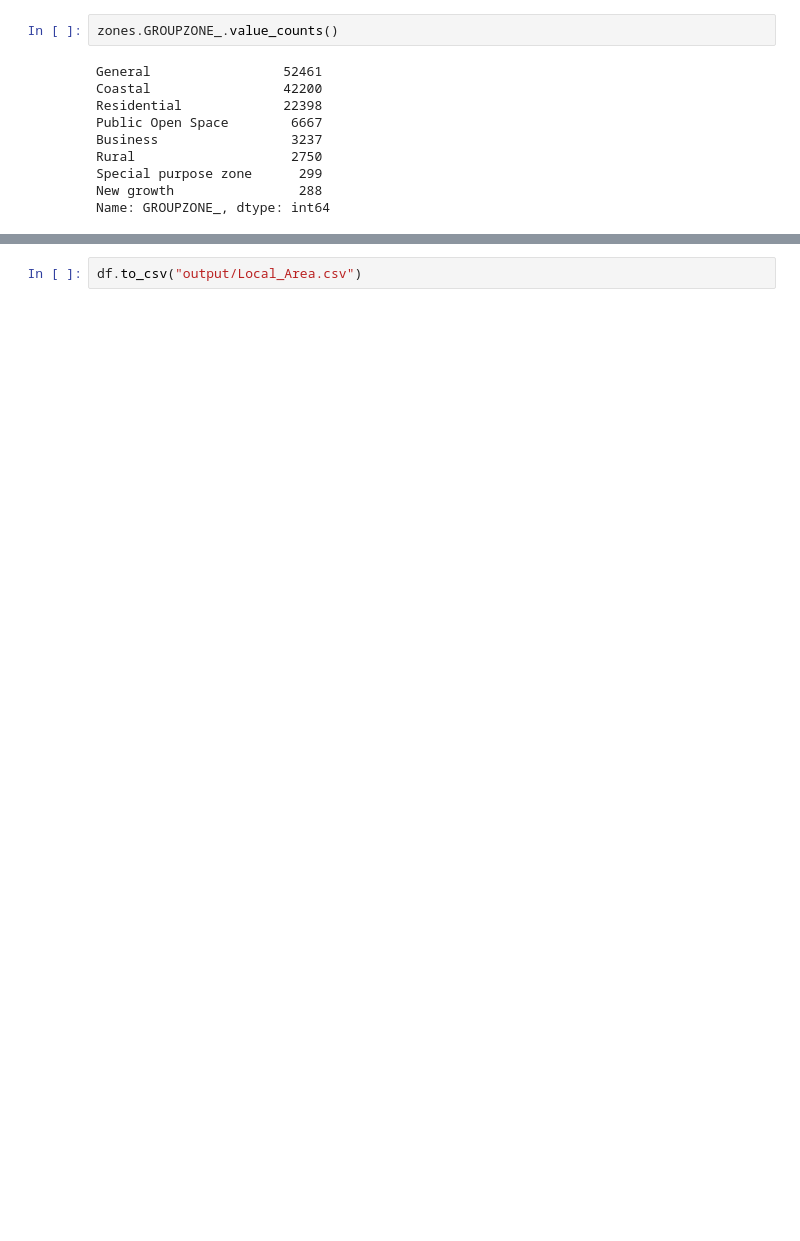
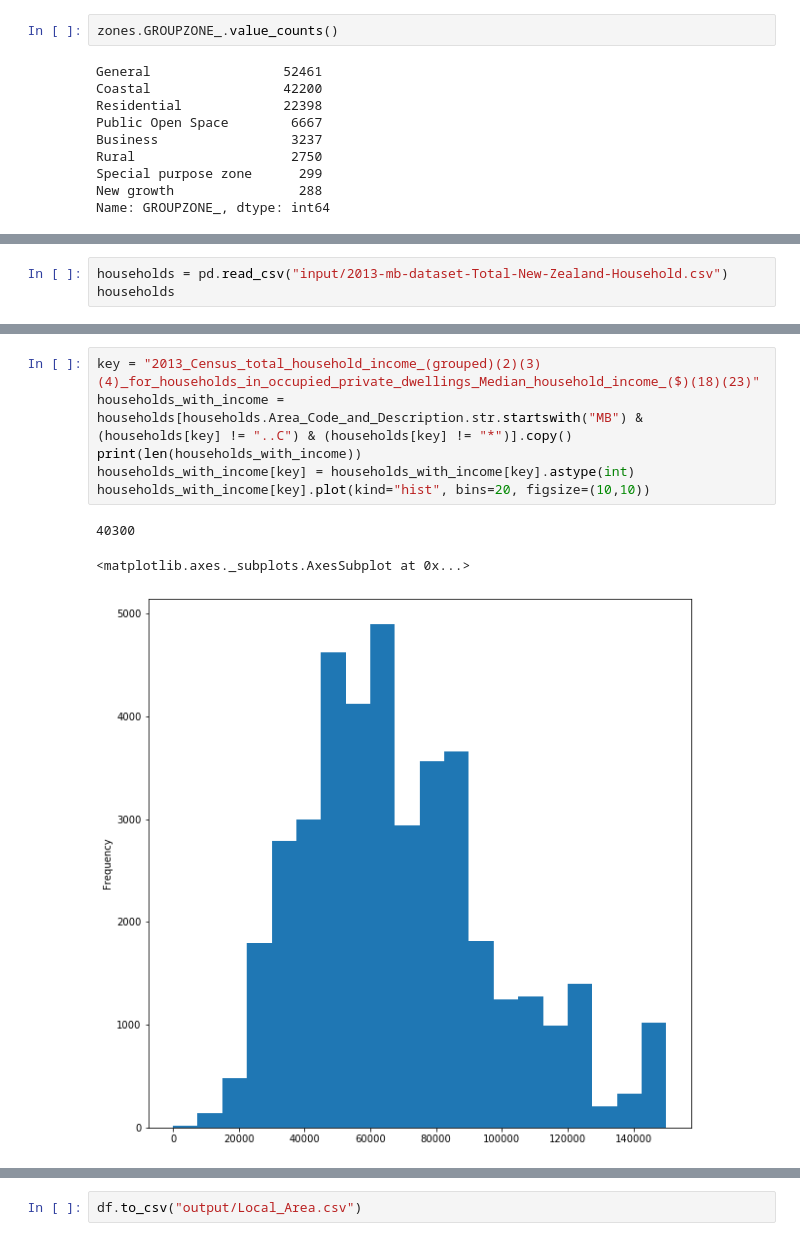
Before and after one commit to UoA-eResearch/auckland-housing, a Jupyter notebook: phase2.ipynb, the cells around one changed output, grey strips where cells are left out. Drawn from its saved outputs; the diff is of its cells as text; blank space fills up the shorter version.

Commit message:
phase2 census data

```diff
--- a/phase2.ipynb
+++ b/phase2.ipynb
@@ -194,0 +209,3 @@ df
+# %%
+households = pd.read_csv("input/2013-mb-dataset-Total-New-Zealand-Household.csv")
+households
@@ -194,0 +226,10 @@ df
+# %%
+key = "2013_Census_total_household_income_(grouped)(2)(3)(4)_for_households_in_occupied_private_dwellings_Median_household_income_($)(18)(23)"
+households_with_income = households[households.Area_Code_and_Description.str.startswith("MB") & (households[key] != "..C") & (households[key] != "*")].copy()
+print(len(households_with_income))
+households_with_income[key] = households_with_income[key].astype(int)
+households_with_income[key].plot(kind="hist", bins=20, figsize=(10,10))
+# %% [output]
+40300
+<matplotlib.axes._subplots.AxesSubplot at 0x...>
+[figure, added]
```
Also changed, not shown: parts of 39 cells of this notebook, 3 other files.
